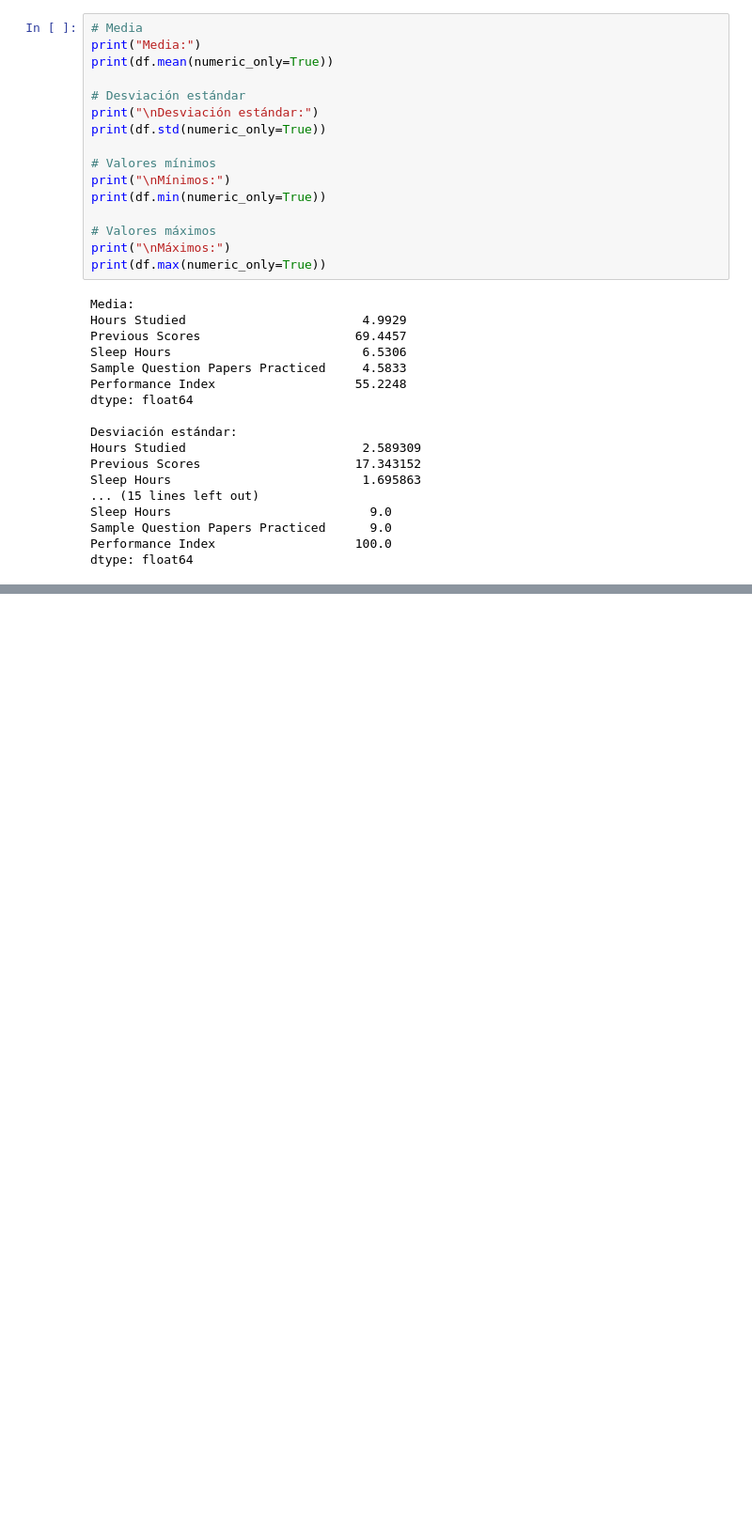
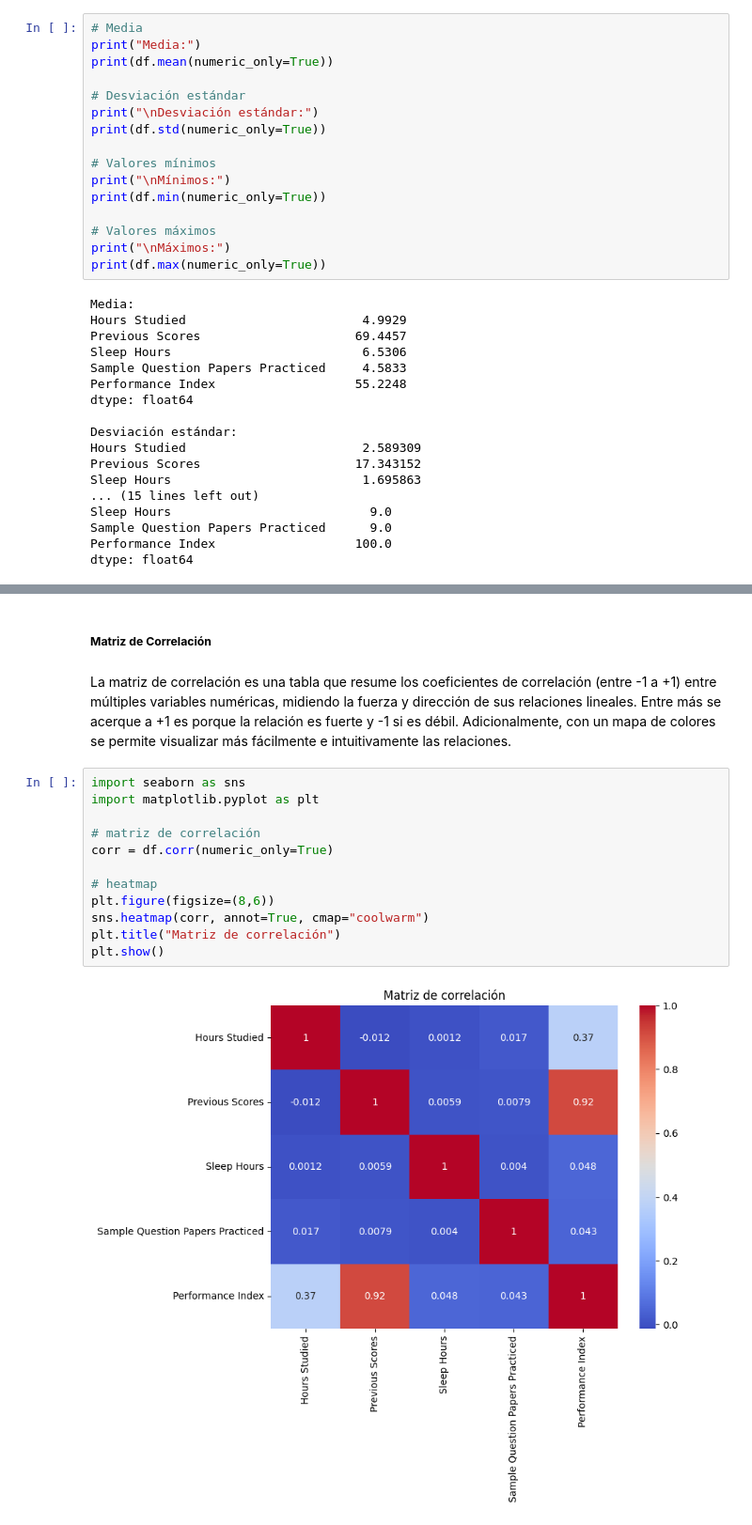
Before and after one commit to ChepeTEC/An-lisis-a-Data-Set-Student-Performance, a Jupyter notebook: Notebook.ipynb, the cells around one changed output, grey strips where cells are left out. Shown at 94% size. Cells and saved outputs as stored; diff of their text form; blank space fills up the shorter version.

```diff
--- a/Notebook.ipynb
+++ b/Notebook.ipynb
@@ -108,0 +175,18 @@ dtype: float64
+# %% [markdown]
+##### **Matriz de Correlación**
+# %% [markdown]
+La matriz de correlación es una tabla que resume los coeficientes de correlación (entre -1 a +1) entre múltiples variables numéricas, midiendo la fuerza y dirección de sus relaciones lineales. Entre más se acerque a +1 es porque la relación es fuerte y -1 si es débil. Adicionalmente, con un mapa de colores se permite visualizar más fácilmente e intuitivamente las relaciones.
+# %%
+import seaborn as sns
+import matplotlib.pyplot as plt
+
+# matriz de correlación
+corr = df.corr(numeric_only=True)
+
+# heatmap
+plt.figure(figsize=(8,6))
+sns.heatmap(corr, annot=True, cmap="coolwarm")
+plt.title("Matriz de correlación")
+plt.show()
+# %% [output]
+[figure, added]
```
Also changed, not shown: parts of 19 cells of this notebook.
